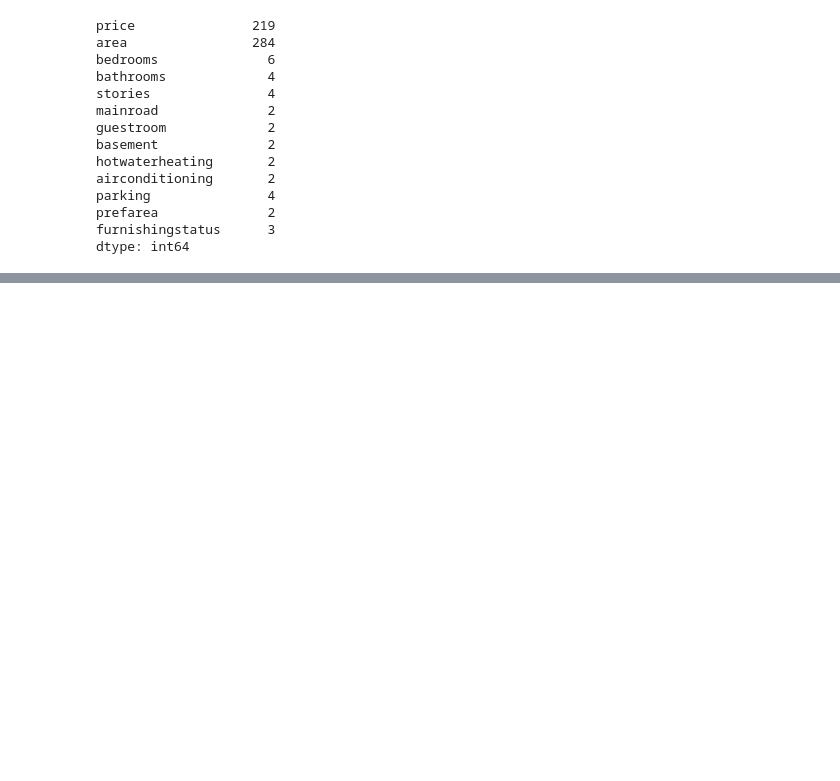
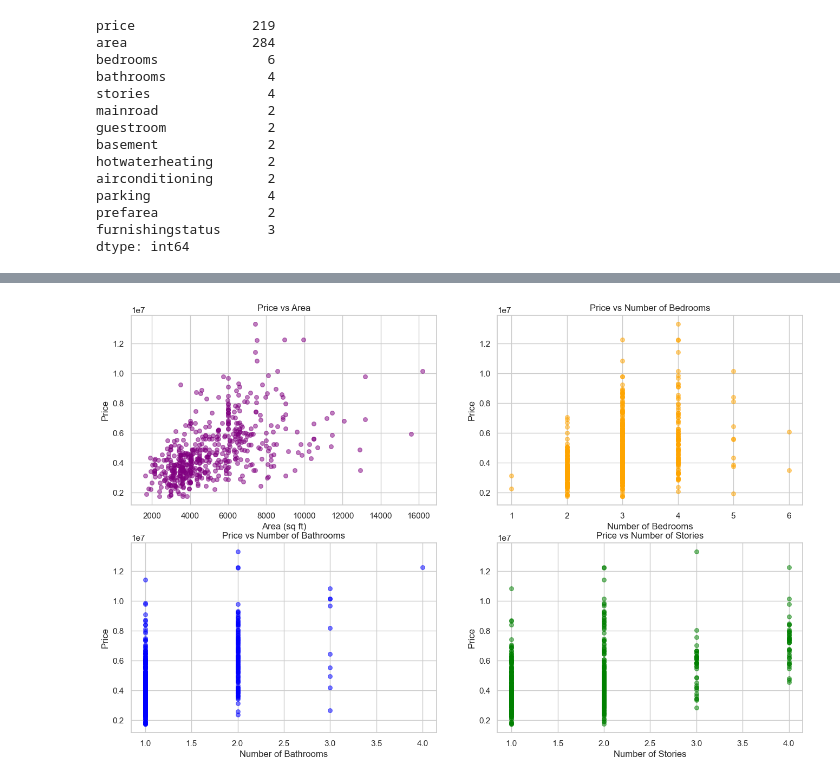
Before and after one commit to YoDineeee/Technical_interview-sigmoid-, a Jupyter notebook: src/main.ipynb, the cells around one changed output, grey strips where cells are left out. Drawn from its saved outputs; the diff is of its cells as text; code cells hidden in the pictures; blank space fills up the shorter version.

```diff
--- a/src/main.ipynb
+++ b/src/main.ipynb
@@ -107,0 +217,17 @@ dtype: int64
+# %%
+def plot_scatter(x, y, title, xlabel, ylabel, color, ax):
+    ax.scatter(x, y, color=color, alpha=0.5, s=30)
+    ax.set_title(title)
+    ax.set_xlabel(xlabel)
+    ax.set_ylabel(ylabel)
+    ax.grid(True)
+
+fig, axes = plt.subplots(2, 2, figsize=(16, 10))
+axes = axes.flatten()
+
+plot_scatter(data['area'], data['price'], "Price vs Area", "Area (sq ft)", "Price", 'purple', axes[0])
+plot_scatter(data['bedrooms'], data['price'], "Price vs Number of Bedrooms", "Number of Bedrooms", "Price", 'orange', axes[1])
+plot_scatter(data['bathrooms'], data['price'], "Price vs Number of Bathrooms", "Number of Bathrooms", "Price", 'blue', axes[2])
+plot_scatter(data['stories'], data['price'], "Price vs Number of Stories", "Number of Stories", "Price", 'green', axes[3])
+# %% [output]
+[figure, added]
```
Also changed, not shown: parts of 30 cells of this notebook.
